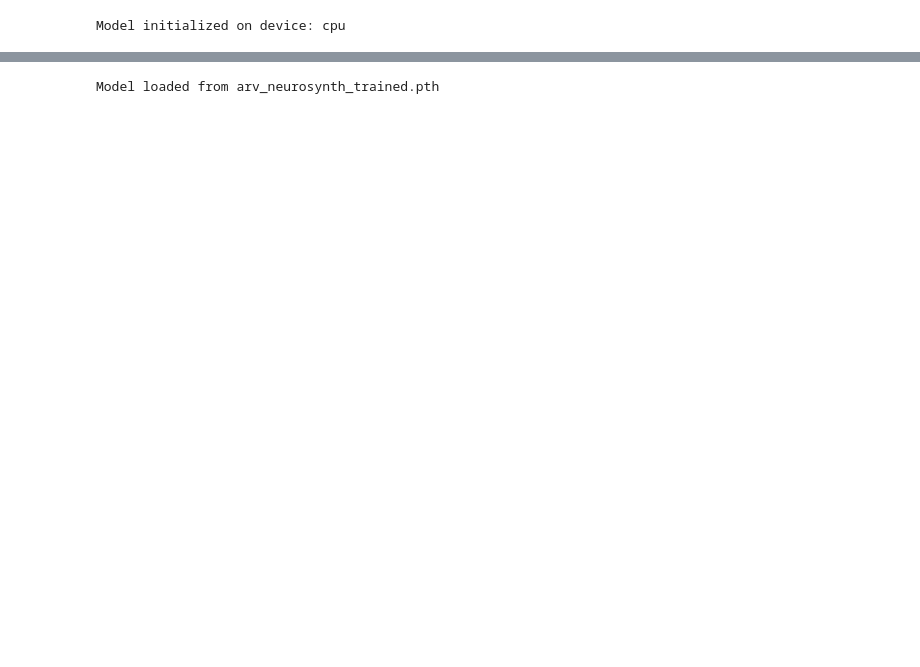
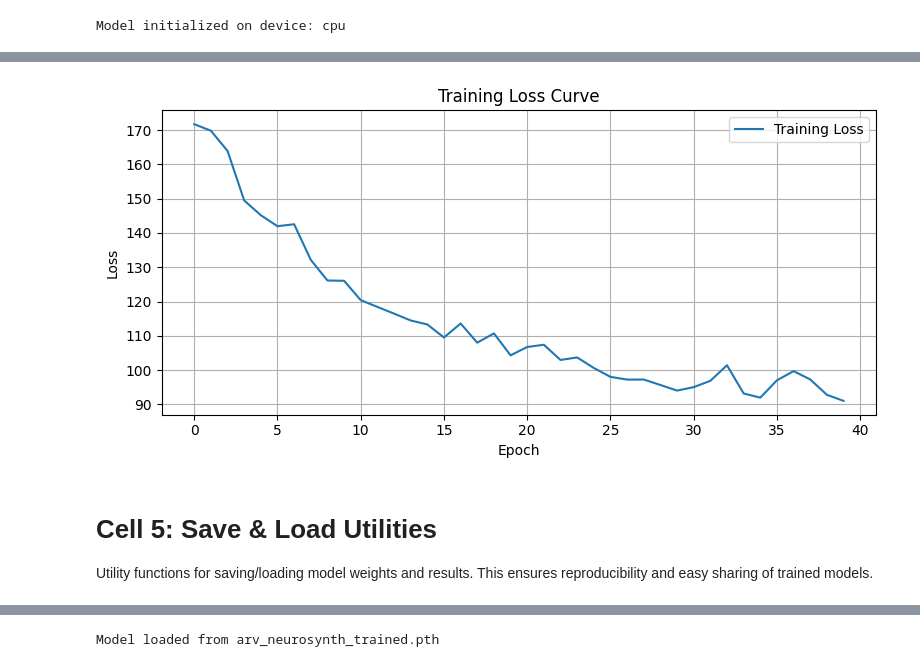
Before and after one commit to ArshiaVahedi/ArV_NeuroSynth, a Jupyter notebook: Enhanced_ArV_NeuroSynth_Notebook.ipynb, the cells around one changed output, grey strips where cells are left out. Saved outputs shown, nothing was run; the diff lists cells and outputs as text; code cells hidden in the pictures; blank space fills up the shorter version.

```diff
--- a/Enhanced_ArV_NeuroSynth_Notebook.ipynb
+++ b/Enhanced_ArV_NeuroSynth_Notebook.ipynb
@@ -30,0 +38,38 @@ Model initialized on device: cpu
+# %%
+epochs = 40
+learning_rate = 1e-3
+optimizer = torch.optim.Adam(model.parameters(), lr=learning_rate)
+recon_loss_fn = torch.nn.MSELoss()
+loss_history = []
+
+model.train()
+for epoch in range(epochs):
+    epoch_loss = 0
+    for x_batch, in dataloader:
+        x_batch = x_batch.to(device)
+        x_recon, mu, logvar, z = model(x_batch, mode='vae')
+        recon_loss = recon_loss_fn(x_recon, x_batch)
+        kl_loss = -0.5 * torch.mean(1 + logvar - mu.pow(2) - logvar.exp())
+        loss = recon_loss + 0.01 * kl_loss  # 0.01 is a typical beta value for VAE, adjust as needed
+
+        optimizer.zero_grad()
+        loss.backward()
+        optimizer.step()
+
+        epoch_loss += loss.item() * x_batch.size(0)
+
+    avg_loss = epoch_loss / len(dataloader.dataset)
+    loss_history.append(avg_loss)
+    print(f"Epoch {epoch+1}/{epochs} - Loss: {avg_loss:.6f}")
+
+# Plot loss curve
+plt.figure(figsize=(8, 4))
+plt.plot(loss_history, label="Training Loss")
+plt.xlabel("Epoch")
+plt.ylabel("Loss")
+plt.title("Training Loss Curve")
+plt.grid()
+plt.legend()
+plt.tight_layout()
+plt.show()
+# %% [output]
@@ -31 +93,6 @@ Model initialized on device: cpu
+[figure, added]
+# %% [markdown]
+# Cell 5: Save & Load Utilities
+
+Utility functions for saving/loading model weights and results. This ensures reproducibility and easy sharing of trained models.
 # %%
```
Also changed, not shown: parts of 28 cells of this notebook, 3 other files.
